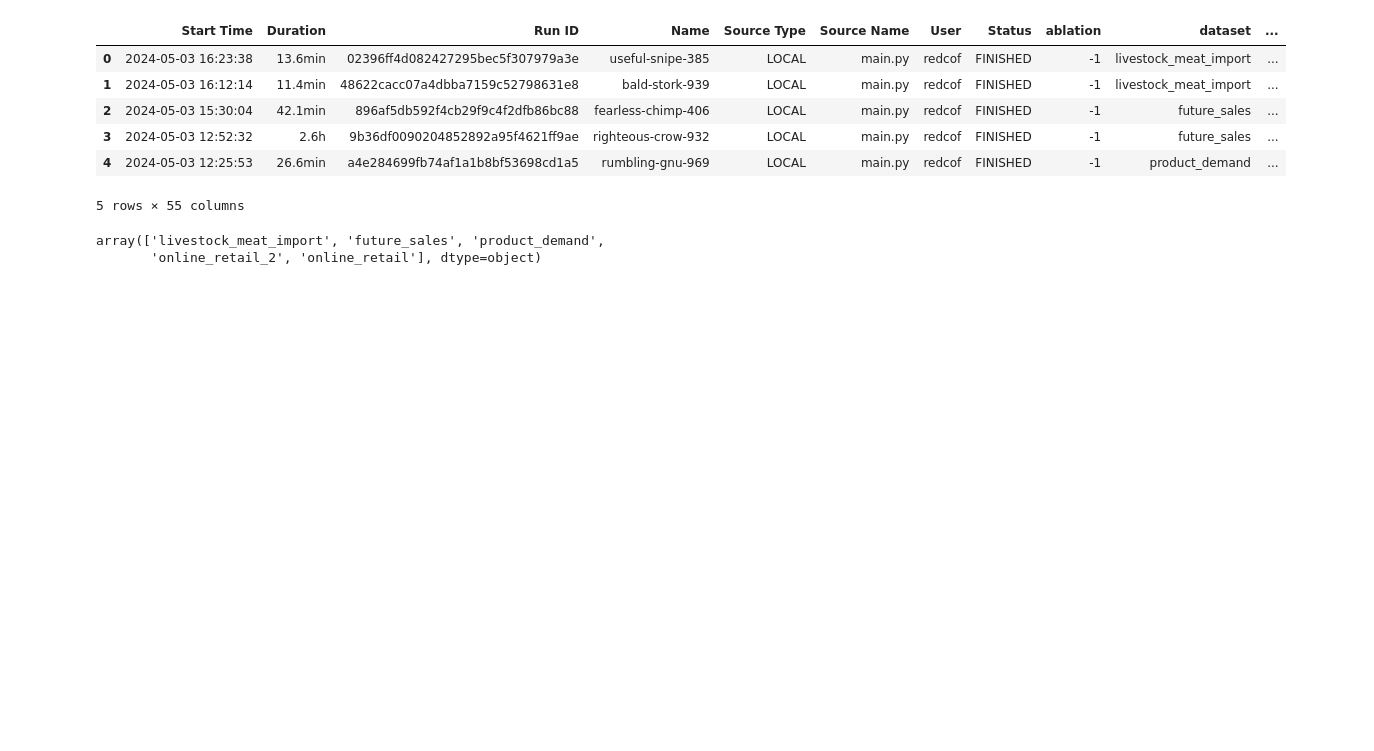
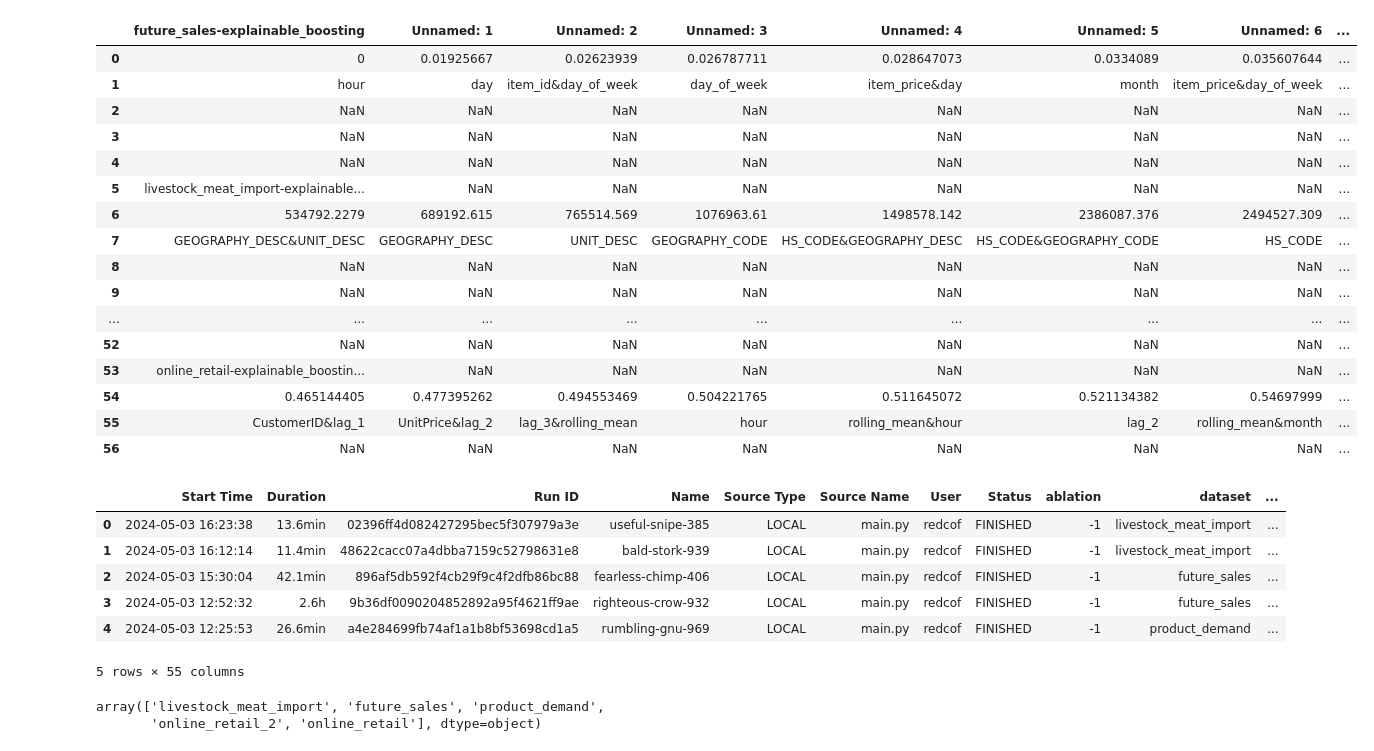
Before and after one commit to Redcof/supply-chain-4.0, a Jupyter notebook: result.ipynb, the cells around one changed output. Drawn from its saved outputs; the diff is of its cells as text; code cells hidden in the pictures; blank space fills up the shorter version.

```diff
--- a/result.ipynb
+++ b/result.ipynb
@@ -16,6 +16,27 @@ from wordcloud import WordCloud
 from wordcloud import ImageColorGenerator
 from wordcloud import STOPWORDS
 import matplotlib.pyplot as plt
+# %%
+df = pd.read_csv("Book1.csv")
+df
+# %% [output]
+|  | future_sales-explainable_boosting | Unnamed: 1 | Unnamed: 2 | Unnamed: 3 | Unnamed: 4 | Unnamed: 5 | Unnamed: 6 | ... |
+| 0 | 0 | 0.01925667 | 0.02623939 | 0.026787711 | 0.028647073 | 0.0334089 | 0.035607644 | ... |
+| 1 | hour | day | item_id&day_of_week | day_of_week | item_price&day | month | item_price&day_of_week | ... |
+| 2 | NaN | NaN | NaN | NaN | NaN | NaN | NaN | ... |
+| 3 | NaN | NaN | NaN | NaN | NaN | NaN | NaN | ... |
+| 4 | NaN | NaN | NaN | NaN | NaN | NaN | NaN | ... |
+| 5 | livestock_meat_import-explainable... | NaN | NaN | NaN | NaN | NaN | NaN | ... |
+| 6 | 534792.2279 | 689192.615 | 765514.569 | 1076963.61 | 1498578.142 | 2386087.376 | 2494527.309 | ... |
+| 7 | GEOGRAPHY_DESC&UNIT_DESC | GEOGRAPHY_DESC | UNIT_DESC | GEOGRAPHY_CODE | HS_CODE&GEOGRAPHY_DESC | HS_CODE&GEOGRAPHY_CODE | HS_CODE | ... |
+| 8 | NaN | NaN | NaN | NaN | NaN | NaN | NaN | ... |
+| 9 | NaN | NaN | NaN | NaN | NaN | NaN | NaN | ... |
+| ... | ... | ... | ... | ... | ... | ... | ... | ... |
+| 52 | NaN | NaN | NaN | NaN | NaN | NaN | NaN | ... |
+| 53 | online_retail-explainable_boostin... | NaN | NaN | NaN | NaN | NaN | NaN | ... |
+| 54 | 0.465144405 | 0.477395262 | 0.494553469 | 0.504221765 | 0.511645072 | 0.521134382 | 0.54697999 | ... |
+| 55 | CustomerID&lag_1 | UnitPrice&lag_2 | lag_3&rolling_mean | hour | rolling_mean&hour | lag_2 | rolling_mean&month | ... |
+| 56 | NaN | NaN | NaN | NaN | NaN | NaN | NaN | ... |
 # %%
 df = pd.read_csv("all-results-raw.csv")
 df.head()
```
Also changed, not shown: parts of 2 cells of this notebook, 3 other files.
